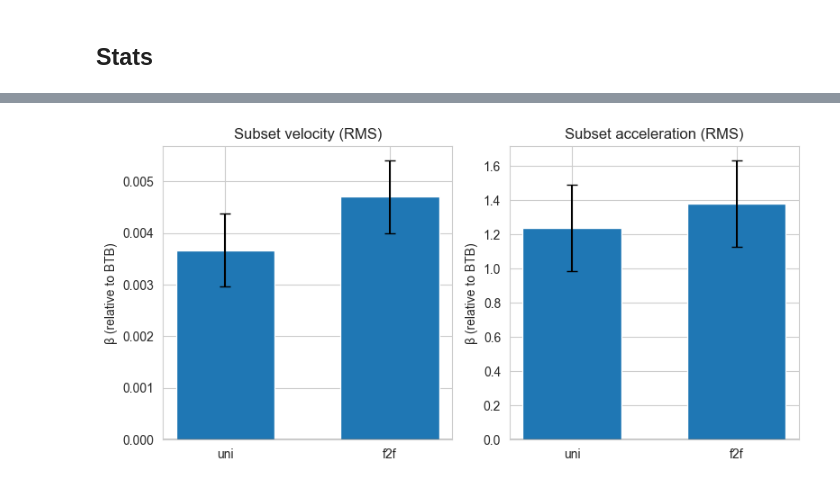
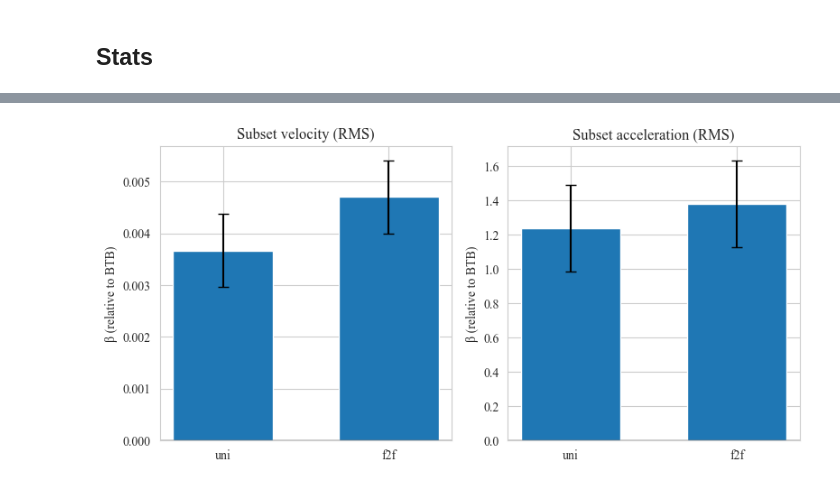
Before and after one commit to MInD-Laboratory/Pose-Dynamics, a Jupyter notebook: projects/mirror_game/notebooks/3_linear_kinematics.ipynb, the cells around one changed output, grey strips where cells are left out. Cells and saved outputs as stored; diff of their text form; code cells hidden in the pictures.

Commit message:
update mirror game scripts and generate results figure

```diff
--- a/projects/mirror_game/notebooks/3_linear_kinematics.ipynb
+++ b/projects/mirror_game/notebooks/3_linear_kinematics.ipynb
@@ -138,13 +138,14 @@ Saved subset linear features to:
 # %%
 import pandas as pd
 from pathlib import Path
+%pip install rpy2
 
 import rpy2.robjects as ro
 from rpy2.robjects import pandas2ri, conversion
 
 # --- Load data in Python ---
 df = pd.read_csv(
-    "/Users/cartersale/Documents/Pose_Dynamics/projects/mirror_game/data/features/mirror_game_linear_features_subset.csv"
+    "/Users/cartersale/Research/Projects/Pose_Dynamics/projects/mirror_game/data/features/mirror_game_linear_features_subset.csv"
 )
 
 # --- Send df to R (no deprecated activate) ---
@@ -306,32 +319,39 @@ metric_label_map = {
 
 fe_lin["Condition"] = fe_lin["term"].map(term_map)
 fe_lin["Metric"] = fe_lin["feature"].map(metric_label_map)
 
 # --- 2. Make the two-panel bar plot ---
 sns.set_style("whitegrid")
 
+# Set font to Times New Roman and embed as SVG paths
+import matplotlib as mpl
+mpl.rcParams['font.family'] = 'serif'
+mpl.rcParams['font.serif'] = ['Times New Roman']
+# Convert text to paths so the SVG renders correctly without the font installed
+mpl.rcParams['svg.fonttype'] = 'path'
+
 fig, axes = plt.subplots(1, 2, figsize=(8, 4), sharey=False)
 
 for ax, metric in zip(axes, metrics_of_interest):
     sub = fe_lin[fe_lin["feature"] == metric]
 
     # Ensure consistent order
     sub = sub.set_index("Condition").loc[["uni", "f2f"]].reset_index()
 
     ax.bar(
         x=sub["Condition"],
         height=sub["estimate"],
         yerr=sub["std.error"],
         capsize=4,
         width=0.6,
     )
 
     ax.axhline(0, color="black", linewidth=1)
     ax.set_xlabel("")
     ax.set_title(metric_label_map[metric])
     ax.set_ylabel("β (relative to BTB)")
-
+plt.savefig("/Users/cartersale/Research/Projects/Pose_Dynamics/projects/mirror_game/results/figures/linear_feature_effects.svg", dpi=300)
 plt.tight_layout()
 plt.show()
 # %% [output]
-[figure, old version]
+[figure, new version]
```
Also changed, not shown: parts of 3 cells of this notebook, 47 other files.
